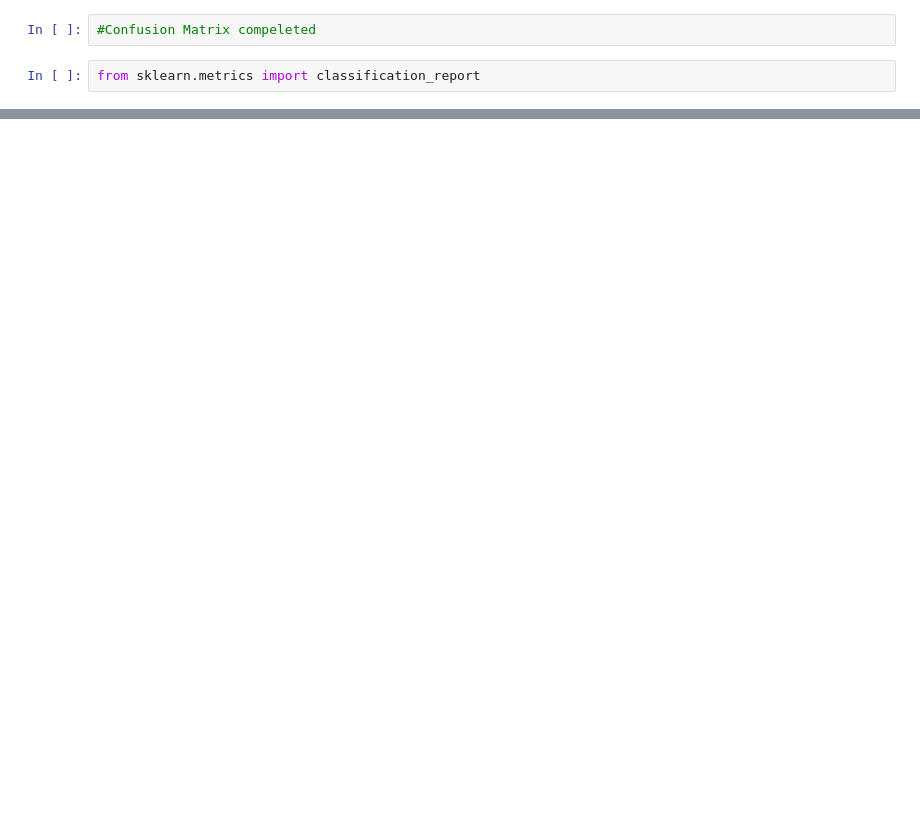
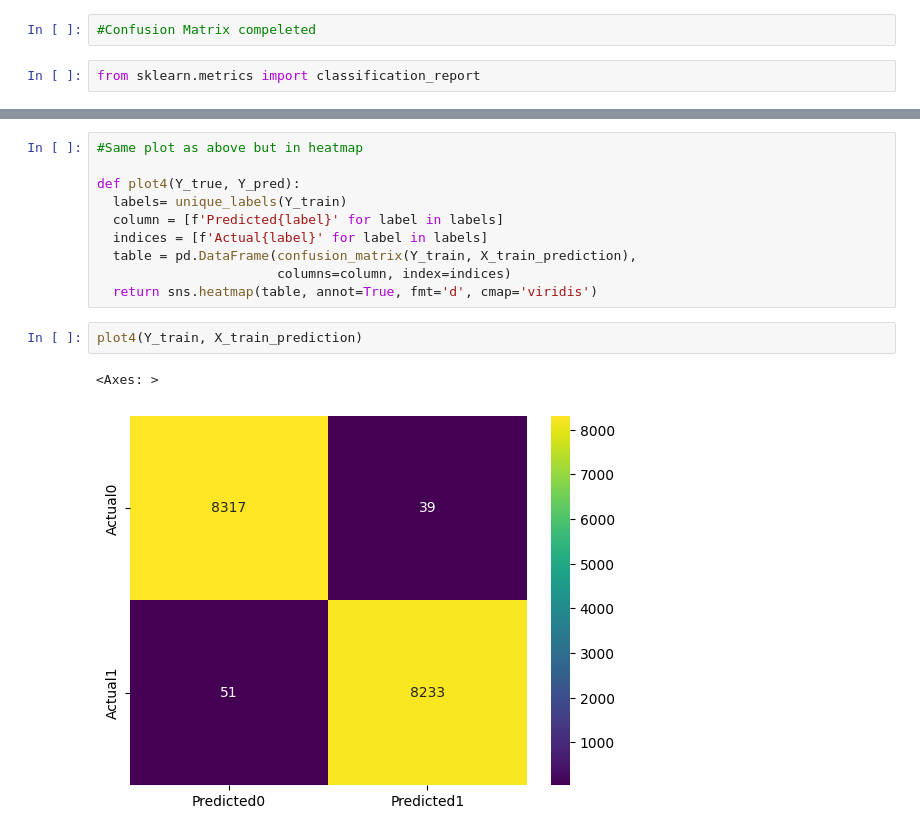
Before and after one commit to maitreyeejadhav/Fake-News-Detection, a Jupyter notebook: svm_fake_news_dataset_1.ipynb, the cells around one changed output, grey strips where cells are left out. Saved outputs shown, nothing was run; the diff lists cells and outputs as text; blank space fills up the shorter version.

```diff
--- a/svm_fake_news_dataset_1.ipynb
+++ b/svm_fake_news_dataset_1.ipynb
@@ -484,0 +433,15 @@ plt.bar(np.arrange(4)-.1, skm.)
+# %%
+#Same plot as above but in heatmap
+
+def plot4(Y_true, Y_pred):
+  labels= unique_labels(Y_train)
+  column = [f'Predicted{label}' for label in labels]
+  indices = [f'Actual{label}' for label in labels]
+  table = pd.DataFrame(confusion_matrix(Y_train, X_train_prediction),
+                       columns=column, index=indices)
+  return sns.heatmap(table, annot=True, fmt='d', cmap='viridis')
+# %%
+plot4(Y_train, X_train_prediction)
+# %% [output]
+<Axes: >
+[figure, added]
```
Also changed, not shown: parts of 39 cells of this notebook.
